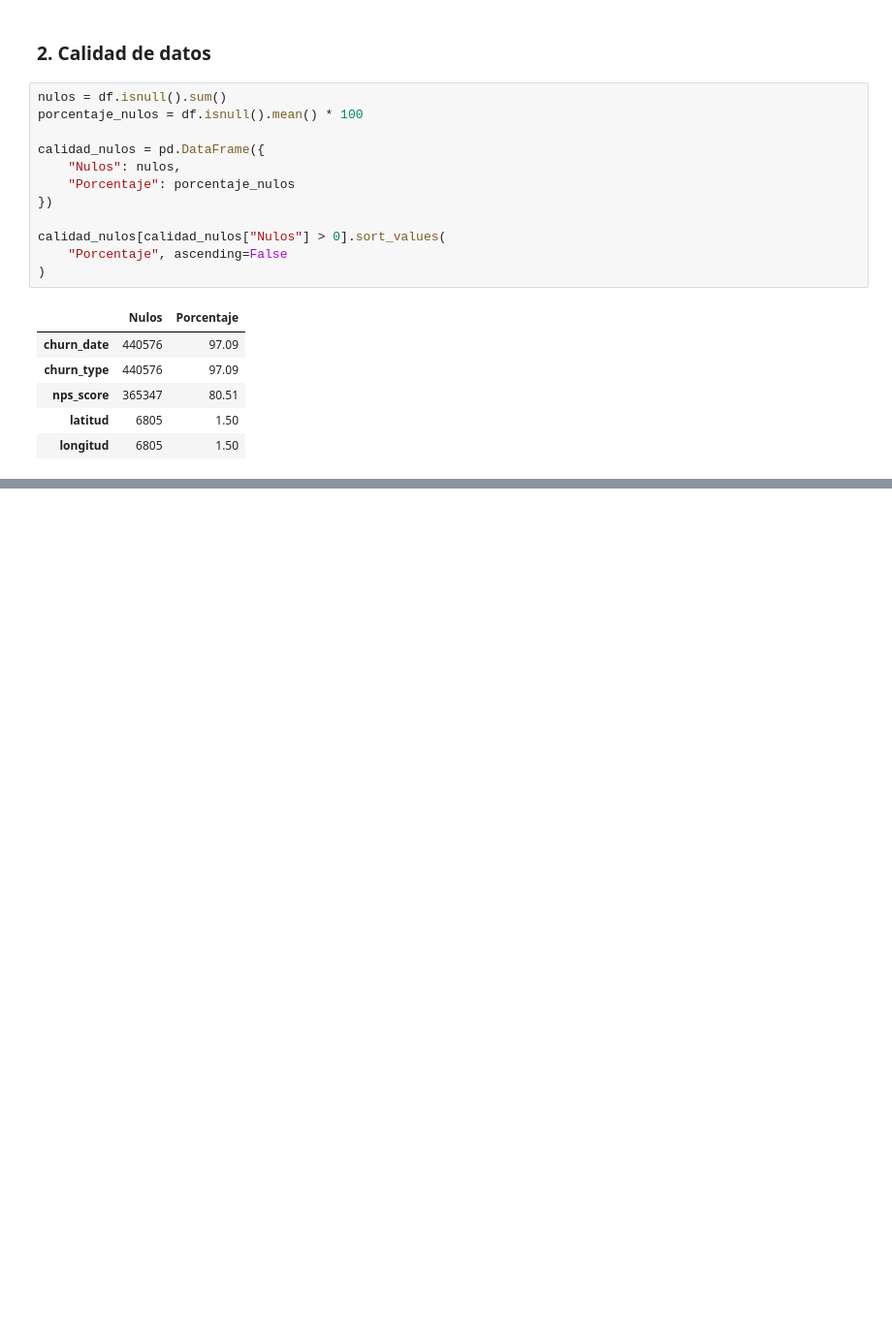
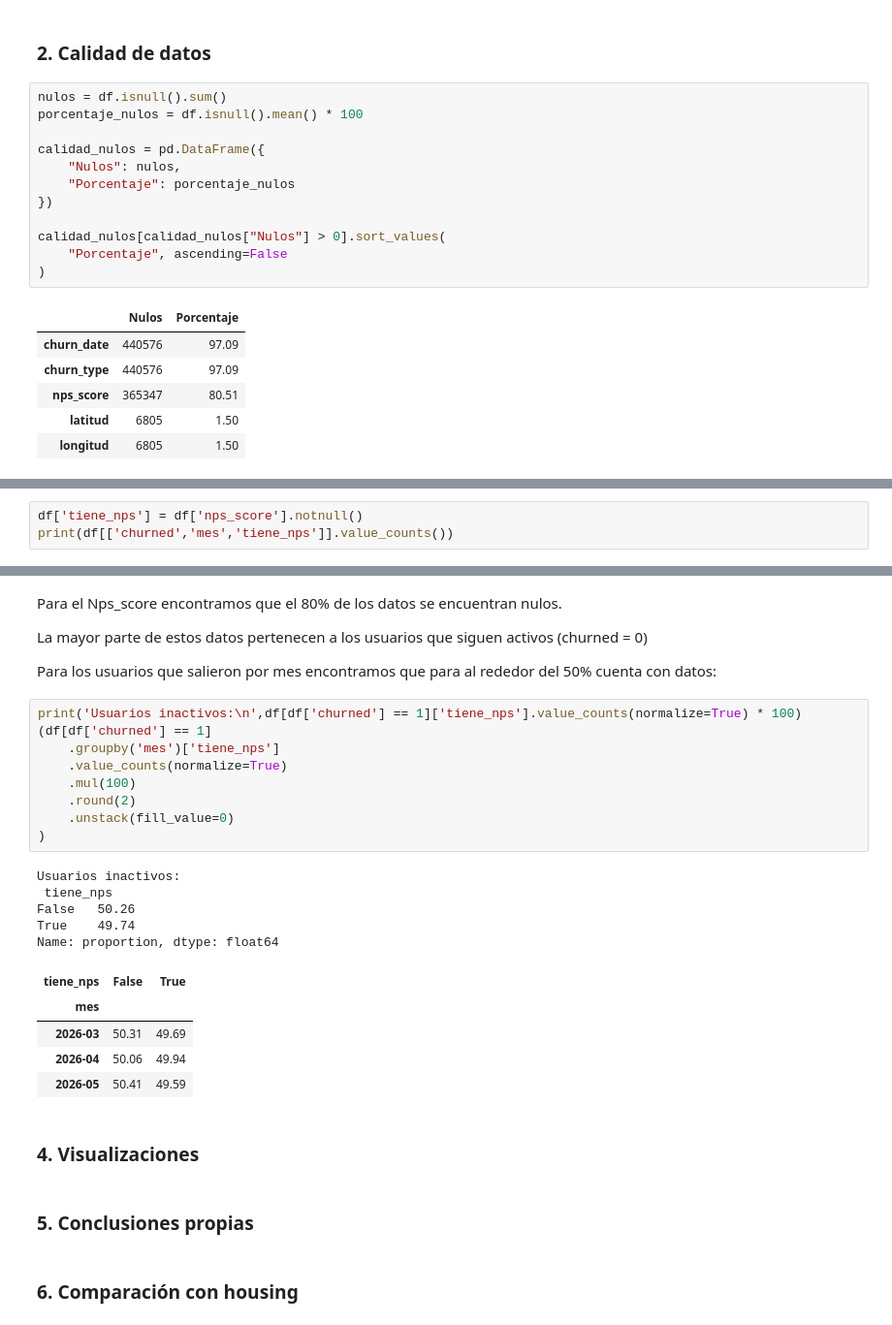
Before and after one commit to jp0617/visualizacionAnalisis, a Jupyter notebook: libro.ipynb, the cells around one changed output, grey strips where cells are left out. Shown at 97% size. Saved outputs shown, nothing was run; the diff lists cells and outputs as text; blank space fills up the shorter version.

```diff
--- a/libro.ipynb
+++ b/libro.ipynb
@@ -83,0 +106,3 @@ calidad_nulos[calidad_nulos["Nulos"] > 0].sort_values(
+# %%
+df['tiene_nps'] = df['nps_score'].notnull()
+print(df[['churned','mes','tiene_nps']].value_counts())
@@ -83,0 +124,32 @@ calidad_nulos[calidad_nulos["Nulos"] > 0].sort_values(
+# %% [markdown]
+Para el Nps_score encontramos que el 80% de los datos se encuentran nulos.
+
+La mayor parte de estos datos pertenecen a los usuarios que siguen activos (churned = 0)
+
+Para los usuarios que salieron por mes encontramos que para al rededor del 50% cuenta con datos:
+# %%
+print('Usuarios inactivos:\n',df[df['churned'] == 1]['tiene_nps'].value_counts(normalize=True) * 100)
+(df[df['churned'] == 1]
+    .groupby('mes')['tiene_nps']
+    .value_counts(normalize=True)
+    .mul(100)
+    .round(2)
+    .unstack(fill_value=0)
+)
+# %% [output]
+Usuarios inactivos:
+ tiene_nps
+False   50.26
+True    49.74
+Name: proportion, dtype: float64
+| tiene_nps | False | True |
+| mes |  |  |
+| 2026-03 | 50.31 | 49.69 |
+| 2026-04 | 50.06 | 49.94 |
+| 2026-05 | 50.41 | 49.59 |
+# %% [markdown]
+### 4. Visualizaciones
+# %% [markdown]
+### 5. Conclusiones propias
+# %% [markdown]
+### 6. Comparación con housing
```
Also changed, not shown: parts of 4 cells of this notebook.
